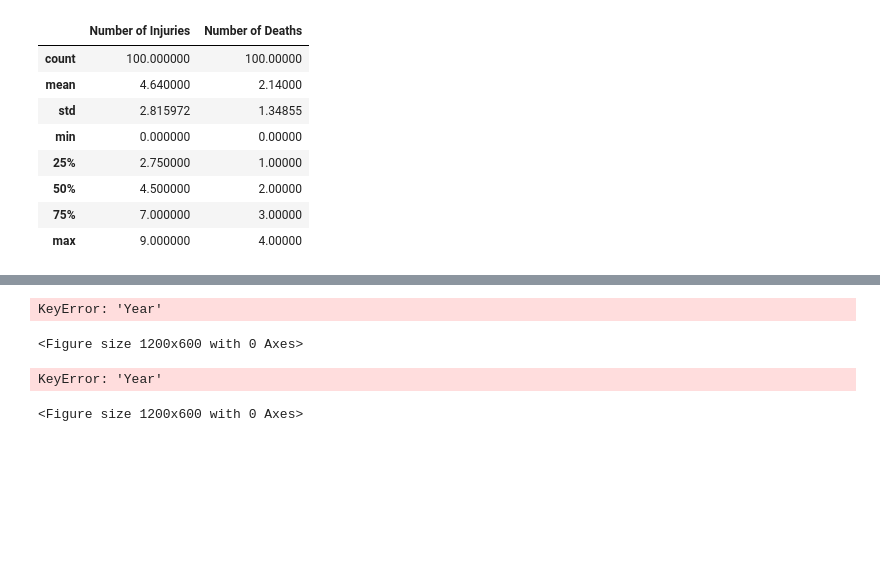
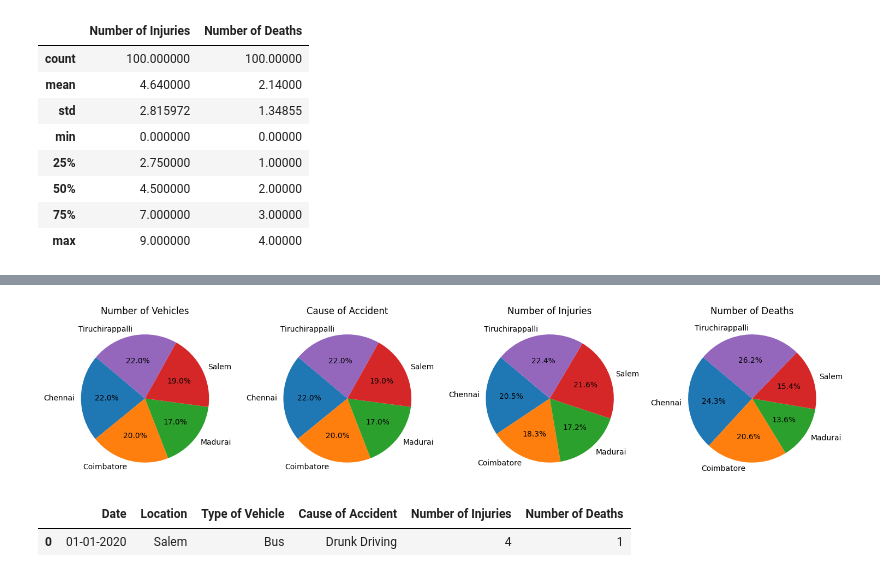
Before and after one commit to Udhay2898/Statistical-Insights-into-Test-Cricket-Performance, a Jupyter notebook: Acc.ipynb, the cells around one changed output, grey strips where cells are left out. Saved outputs shown, nothing was run; the diff lists cells and outputs as text; code cells hidden in the pictures; blank space fills up the shorter version.

```diff
--- a/Acc.ipynb
+++ b/Acc.ipynb
@@ -131,5 +201,35 @@ df.describe()
+# %%
+agg_data = df.groupby('Location').agg({
+    'Type of Vehicle': 'count',
+    'Cause of Accident': 'count',
+    'Number of Injuries': 'sum',
+    'Number of Deaths': 'sum'
+}).rename(columns={'Type of Vehicle': 'Number of Vehicles'}).reset_index()
+
+# Prepare data for plotting
+labels = agg_data['Location']
+sizes = agg_data['Number of Vehicles']
+explode = (0.1, 0, 0, 0)  # explode 1st slice (Location1)
+
+fig, axs = plt.subplots(1, 4, figsize=(15, 5))
+
+# Plot pie charts for each metric
+metrics = ['Number of Vehicles', 'Cause of Accident', 'Number of Injuries', 'Number of Deaths']
+for i, metric in enumerate(metrics):
+    ax = axs[i]
+    ax.pie(agg_data[metric], labels=labels, autopct='%1.1f%%', startangle=140)
+    ax.set_title(f'{metric}')
+
+plt.tight_layout()
+plt.show()
+# %% [output]
+[figure, added]
 # %%
-country = 'IND'
-country_df = df[df['Country'] == country].reset_index()
-country_df
+#country = 'IND'
+#country_df = df[df['Country'] == country].reset_index()
+#country_df
+df.head(1)
+# %% [output]
+|  | Date | Location | Type of Vehicle | Cause of Accident | Number of Injuries | Number of Deaths |
+| 0 | 01-01-2020 | Salem | Bus | Drunk Driving | 4 | 1 |
 # %%
@@ -164,33 +257,0 @@ colors = ['purple', 'orange']
-# %%
-
-for i in range(len(columns)-1):
-    plt.figure(figsize=(12, 6))
-    plt.bar(df[columns[0]], df[columns[i+1]], color=colors[i])
-    plt.title(titles[i])
-    plt.xlabel(columns[0])
-    plt.ylabel(y_labels[i])
-    plt.xticks(rotation=90)
-    plt.tight_layout()
-    plt.show()
-# %% [output]
-KeyError: 'Year'
-<Figure size 1200x600 with 0 Axes>
-# %%
-columns = ['Year', 'Number of Injuries', 'Number of Deaths']
-titles = ['Injuries by Year', 'Deaths by Year']
-y_labels = ['Injuries', 'Deaths']
-colors = ['purple', 'orange']
-
-# Create bar plots using for loop
-for i in range(len(columns)-1):  # We iterate over columns starting from index 1
-    plt.figure(figsize=(12, 6))
-    plt.bar(df[columns[0]], df[columns[i+1]], color=colors[i])
-    plt.title(titles[i])
-    plt.xlabel(columns[0])
-    plt.ylabel(y_labels[i])
-    plt.xticks(rotation=90)
-    plt.tight_layout()
-    plt.show()
-# %% [output]
-KeyError: 'Year'
-<Figure size 1200x600 with 0 Axes>
```
Also changed, not shown: parts of 5 cells of this notebook.
